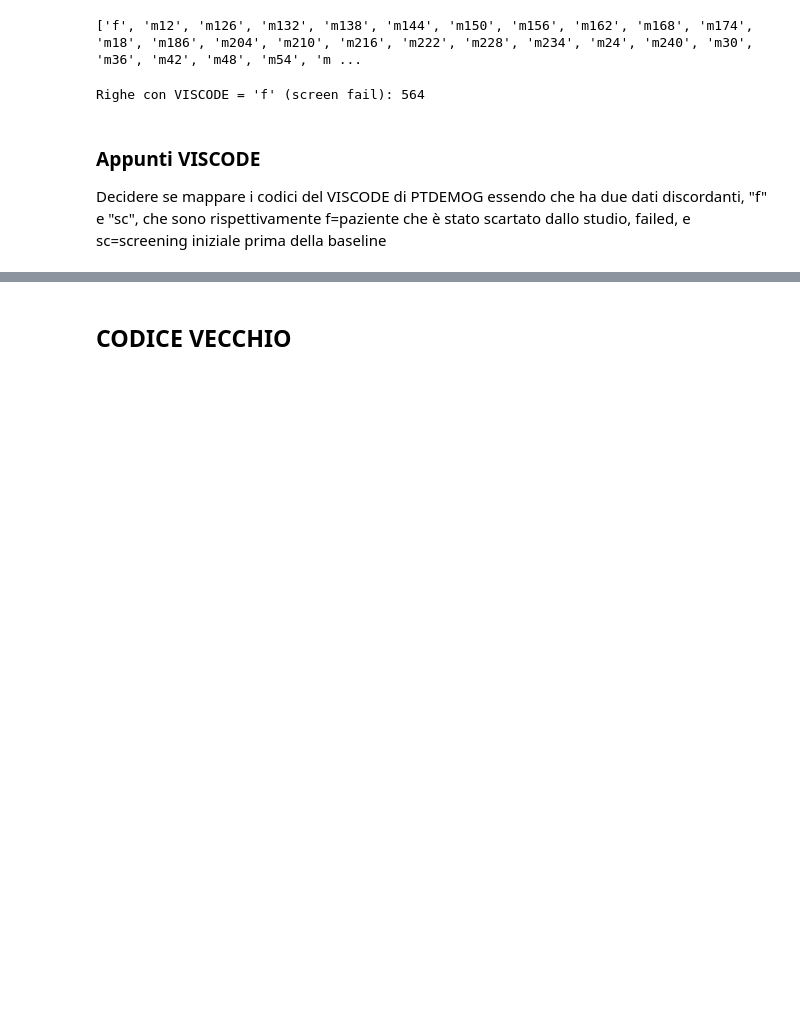
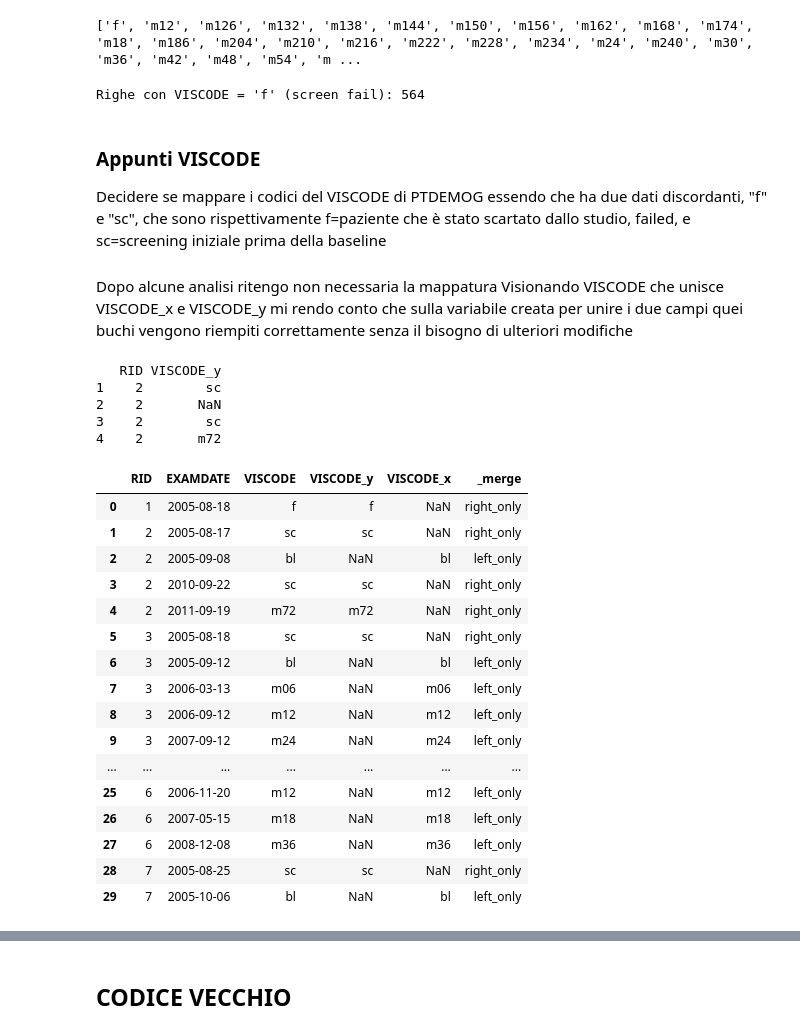
Before and after one commit to RossanaFacchin/DataCleaning, a Jupyter notebook: visualizzazione_dati_test.ipynb, the cells around one changed output, grey strips where cells are left out. Drawn from its saved outputs; the diff is of its cells as text; code cells hidden in the pictures; blank space fills up the shorter version.

Commit message:
Appunti VISCODE, risolto problema con la variabile che unisce i due campi(insomma non c'era nessun problema)

```diff
--- a/visualizzazione_dati_test.ipynb
+++ b/visualizzazione_dati_test.ipynb
@@ -513,3 +523,35 @@ Righe con VISCODE = 'f' (screen fail): 564
 # %% [markdown]
 ### Appunti VISCODE
 Decidere se mappare i codici del VISCODE di PTDEMOG essendo che ha due dati discordanti, "f" e "sc", che sono rispettivamente f=paziente che è stato scartato dallo studio, failed, e sc=screening iniziale prima della baseline
+#
+Dopo alcune analisi ritengo non necessaria la mappatura
+Visionando VISCODE che unisce VISCODE_x e VISCODE_y mi rendo conto che sulla variabile creata per unire i due campi quei buchi vengono riempiti correttamente senza il bisogno di ulteriori modifiche
+# %%
+print(merged.loc[merged["RID"] == 2, ["RID", "VISCODE_y"]])
+# %% [output]
+   RID VISCODE_y
+1    2        sc
+2    2       NaN
+3    2        sc
+4    2       m72
+# %%
+display_cols = ['RID', 'EXAMDATE', 'VISCODE', 'VISCODE_y', 'VISCODE_x', '_merge']
+merged[display_cols].head(30)
+# %% [output]
+|  | RID | EXAMDATE | VISCODE | VISCODE_y | VISCODE_x | _merge |
+| 0 | 1 | 2005-08-18 | f | f | NaN | right_only |
+| 1 | 2 | 2005-08-17 | sc | sc | NaN | right_only |
+| 2 | 2 | 2005-09-08 | bl | NaN | bl | left_only |
+| 3 | 2 | 2010-09-22 | sc | sc | NaN | right_only |
+| 4 | 2 | 2011-09-19 | m72 | m72 | NaN | right_only |
+| 5 | 3 | 2005-08-18 | sc | sc | NaN | right_only |
+| 6 | 3 | 2005-09-12 | bl | NaN | bl | left_only |
+| 7 | 3 | 2006-03-13 | m06 | NaN | m06 | left_only |
+| 8 | 3 | 2006-09-12 | m12 | NaN | m12 | left_only |
+| 9 | 3 | 2007-09-12 | m24 | NaN | m24 | left_only |
+| ... | ... | ... | ... | ... | ... | ... |
+| 25 | 6 | 2006-11-20 | m12 | NaN | m12 | left_only |
+| 26 | 6 | 2007-05-15 | m18 | NaN | m18 | left_only |
+| 27 | 6 | 2008-12-08 | m36 | NaN | m36 | left_only |
+| 28 | 7 | 2005-08-25 | sc | sc | NaN | right_only |
+| 29 | 7 | 2005-10-06 | bl | NaN | bl | left_only |
```
Also changed, not shown: parts of 5 cells of this notebook.
